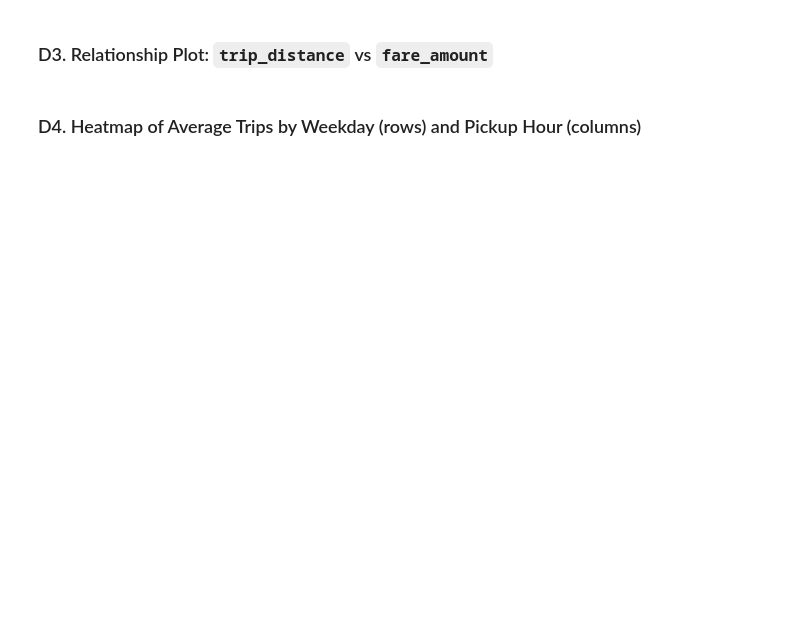
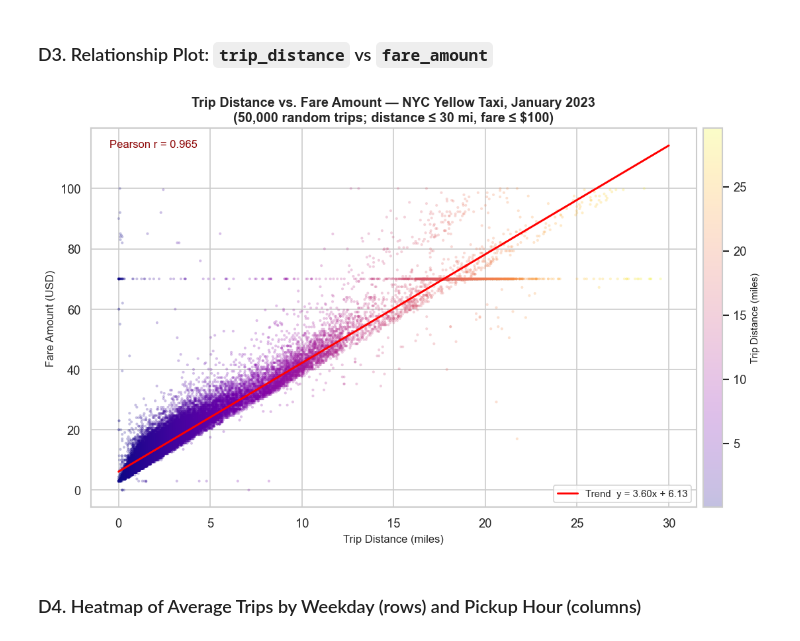
Before and after one commit to LaToyaPaul/COMP6940-A1, a Jupyter notebook: part1_taxi/03_stats_eda_viz.ipynb, the cells around one changed output. Saved outputs shown, nothing was run; the diff lists cells and outputs as text; code cells hidden in the pictures; blank space fills up the shorter version.

```diff
--- a/part1_taxi/03_stats_eda_viz.ipynb
+++ b/part1_taxi/03_stats_eda_viz.ipynb
@@ -322,35 +450,37 @@ scatter = ax.scatter(
     sample['trip_distance'],
     sample['fare_amount'],
     c=sample['trip_distance'],
     cmap='plasma',
     alpha=0.25,
     s=6,
     linewidths=0
 )
 
 # add a linear trend line
 m, b = np.polyfit(sample['trip_distance'], sample['fare_amount'], 1)
 x_line = np.linspace(0, 30, 200)
 ax.plot(x_line, m * x_line + b, color='red', linewidth=1.8, label=f'Trend  y = {m:.2f}x + {b:.2f}')
 
-# correlation annotation
+# correlation annotations
 corr = sample['trip_distance'].corr(sample['fare_amount'])
 ax.annotate(f'Pearson r = {corr:.3f}', xy=(0.03, 0.95), xycoords='axes fraction',
              fontsize=10, color='darkred')
 
 cbar = fig.colorbar(scatter, ax=ax, pad=0.01)
 cbar.set_label('Trip Distance (miles)', fontsize=9)
 
-ax.set_title('Trip Distance vs. Fare Amount — NYC Yellow Taxi, January 2023\n'
+ax.set_title('Trip Distance vs. Fare Amount — NYC Yellow Taxi, Jan 2023\n'
              '(50,000 random trips; distance ≤ 30 mi, fare ≤ $100)',
              fontsize=12, fontweight='bold')
 ax.set_xlabel('Trip Distance (miles)', fontsize=10)
 ax.set_ylabel('Fare Amount (USD)', fontsize=10)
 ax.legend(fontsize=9)
 
 plt.tight_layout()
 plt.savefig('../part1_taxi/plot3_distance_vs_fare.png', bbox_inches='tight')
 plt.show()
+# %% [output]
+[figure, added]
 # %% [markdown]
 ### D4. Heatmap of Average Trips by Weekday (rows) and Pickup Hour (columns)
 # %%
```
Also changed, not shown: parts of 16 cells of this notebook, 3 other files.
